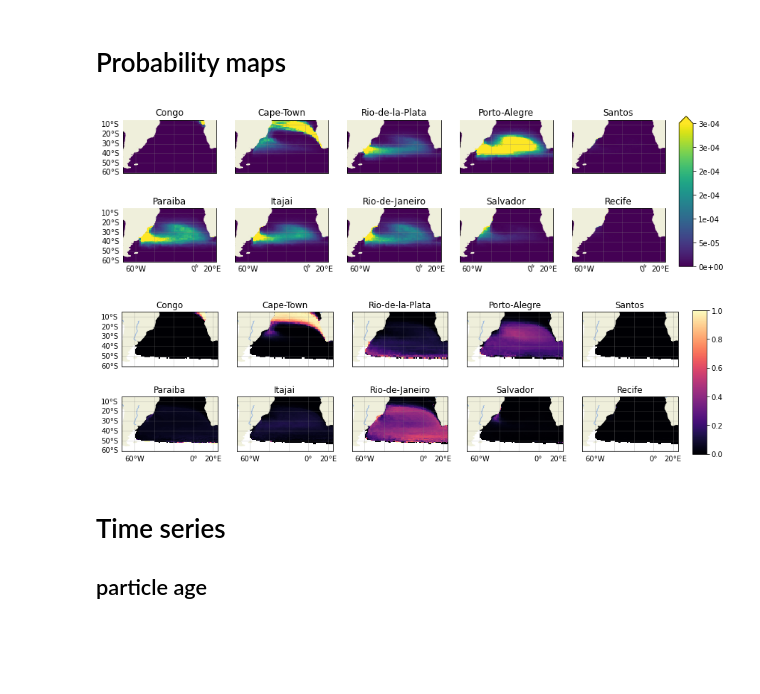
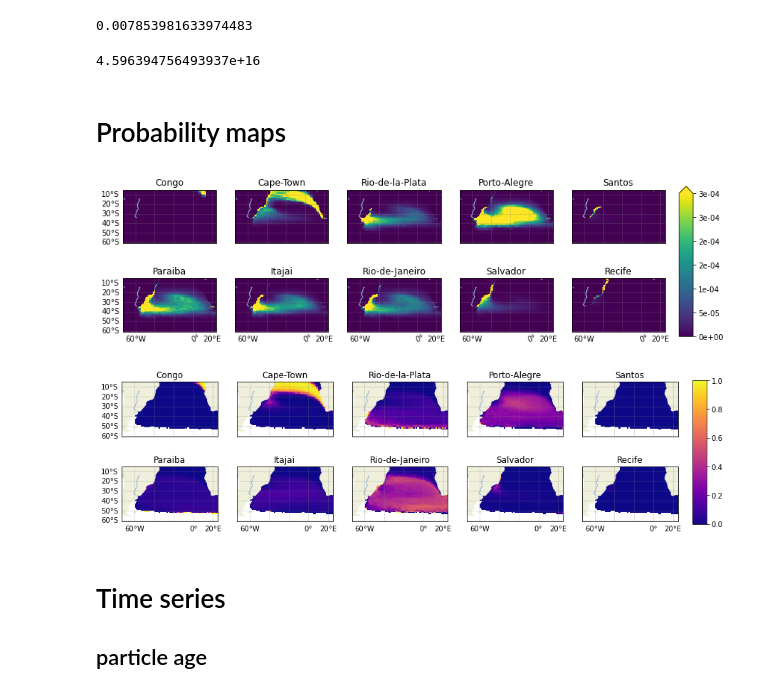
Before and after one commit to OceanParcels/BayesianAnalysis_SouthAtlantic, a Jupyter notebook: notebooks/article_plots.ipynb, the cells around one changed output. Drawn from its saved outputs; the diff is of its cells as text; code cells hidden in the pictures; blank space fills up the shorter version.

```diff
--- a/notebooks/article_plots.ipynb
+++ b/notebooks/article_plots.ipynb
@@ -45,0 +44,5 @@ Attributes:
+# %%
+cup_surface = np.pi*0.05**2 # m
+cup_surface
+# %% [output]
+0.007853981633974483
@@ -46,3 +51,7 @@ Attributes:
+# %%
+ocean_surface / cup_surface
+# %% [output]
+4.596394756493937e+16
 # %%
 ordered_labels = ['Rio-de-Janeiro',
                 'Santos',
@@ -73,7 +82,7 @@ for k, loc in enumerate(labels):
 
     ax[k].set_extent([-73.0, 24.916666,-60.916664, -5.0833335], crs=ccrs.PlateCarree())
     #ax[k].add_feature(cfeature.OCEAN)
-    ax[k].add_feature(cfeature.LAND, zorder=3)
+    ax[k].add_feature(cfeature.LAND, zorder=0)
     ax[k].add_feature(cfeature.RIVERS)
     ax[k].set_title(loc)
     im = ax[k].pcolormesh(x,y,z,cmap='viridis', vmax=0.0003)
@@ -100,7 +109,7 @@ cbar.ax.yaxis.set_major_formatter(mtick.FormatStrFormatter('%.0e'))
 # fig.text(0.1,0.93,f'4.1 years average')
 plt.savefig('../article_figs/likelihood_4y_average', dpi=300)
 # %% [output]
-[figure, old version]
+[figure, new version]
 # %%
 # posterior 4 years
 y,x = np.meshgrid(posterior['lat'], posterior['lon'])
@@ -114,35 +123,35 @@ ax = ax.reshape(10)
 for k, loc in enumerate(labels):
 
     z = posterior[loc][t] #np.ma.masked_array(prob[loc][t], mask=prob['dimensions']['mask'])
 
     ax[k].set_extent([-73.0, 24.916666,-60.916664, -5.0833335], crs=ccrs.PlateCarree())
     #ax[k].add_feature(cfeature.OCEAN)
     ax[k].add_feature(cfeature.LAND, zorder=1)
     ax[k].add_feature(cfeature.RIVERS)
     ax[k].set_title(loc)
-    im = ax[k].pcolormesh(x,y,z,cmap='magma', vmax=1)
+    im = ax[k].pcolormesh(x,y,z,cmap='plasma', vmax=1)
     gl = ax[k].gridlines(crs=ccrs.PlateCarree(), draw_labels=True,
                   linewidth=0.5, color='gray', alpha=0.5)
 
     if k in [1,2,3,4,6,7,8,9]:
         gl.left_labels = False
 
     if k in [0,1,2,3,4]:
         gl.bottom_labels = False
 
     gl.top_labels = False
     gl.right_labels = False
 #     ax[k].scatter(river_sources[loc][1], river_sources[loc][0],
 #                s=50, marker='o', color='red', edgecolors='k', zorder=3)
 
 bar_ax = fig.add_axes([0.92, 0.15, 0.02, 0.7])
 cbar = fig.colorbar(im, cax=bar_ax, orientation='vertical')
 # cbar.set_label('Posterior Probability', rotation=270, labelpad=15, fontsize=13)
 # fig.text(0.1,0.93,f'Average particle age = {t:0.0f} months')
 # fig.text(0.1,0.93,f'4.1 years average')
 plt.savefig('../article_figs/posterior_4y_average', dpi=300)
 # %% [output]
-[figure, old version]
+[figure, new version]
 # %% [markdown]
 # Time series
 ## particle age
```
Also changed, not shown: parts of 8 cells of this notebook, 3 other files.
